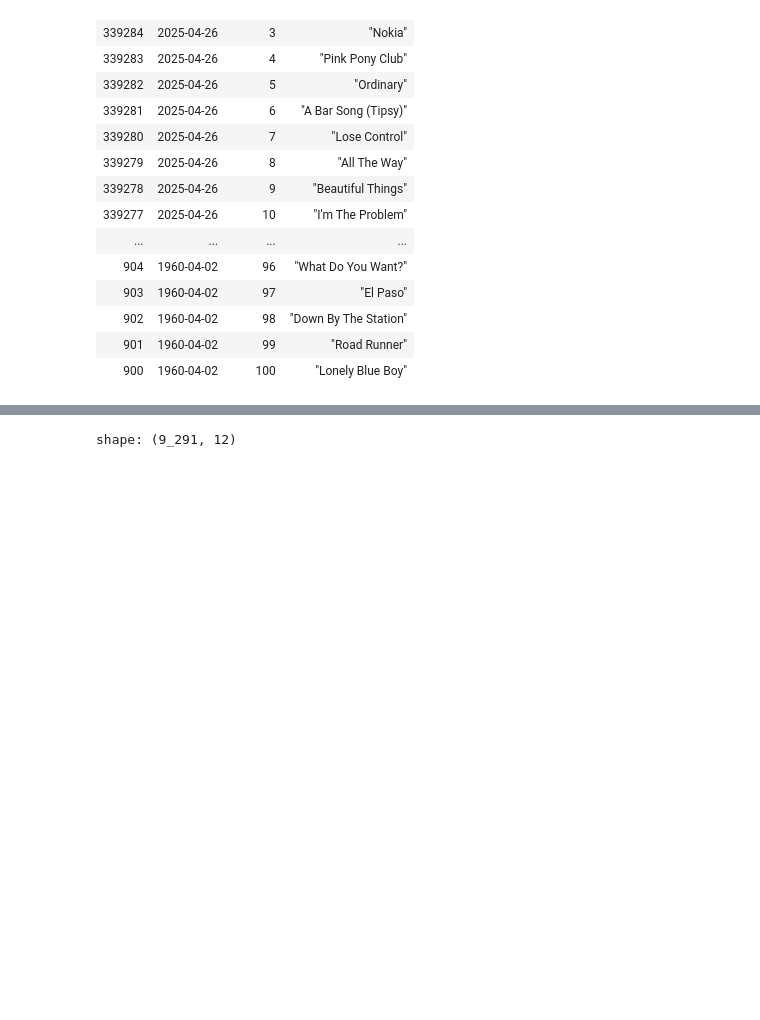
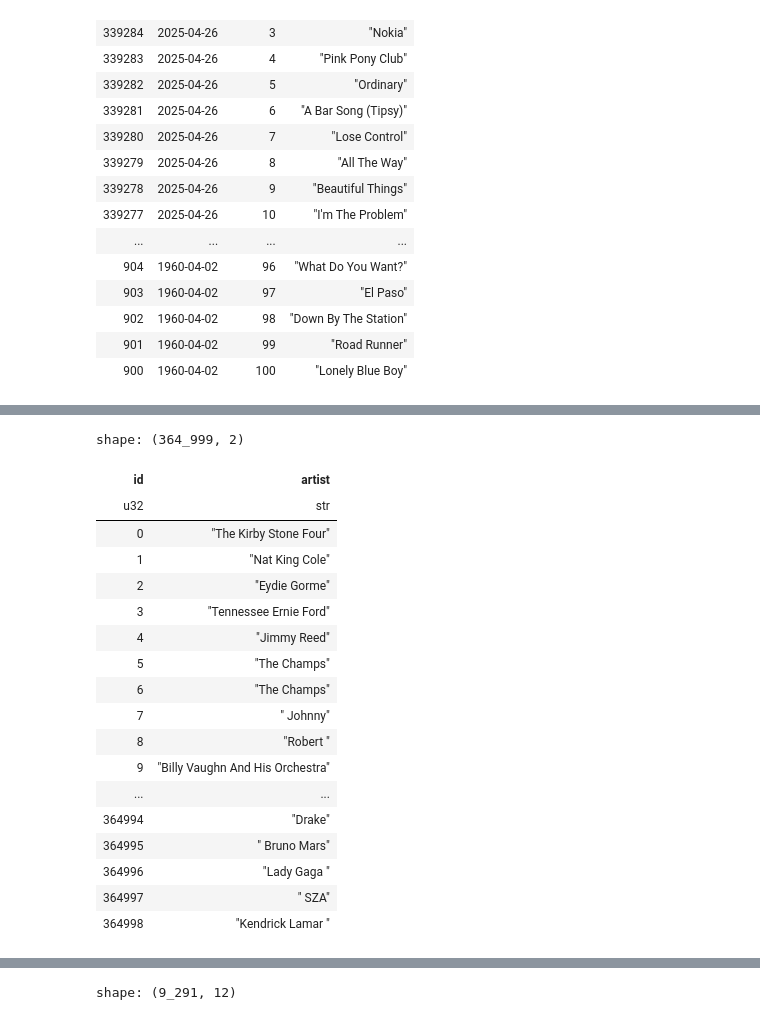
Before and after one commit to ashley-logan/billboard-project, a Jupyter notebook: etl/exploratory_nb.ipynb, the cells around one changed output, grey strips where cells are left out. Cells and saved outputs as stored; diff of their text form; code cells hidden in the pictures; blank space fills up the shorter version.

```diff
--- a/etl/exploratory_nb.ipynb
+++ b/etl/exploratory_nb.ipynb
@@ -157,0 +169,31 @@ shape: (331_987, 6)
+# %%
+def artist_table(lf: pl.LazyFrame) -> pl.DataFrame:
+    return lf.select(
+        pl.col("artist")
+        .str.split(" Featuring ")
+        .list.first().str.split(" With ")
+        .list.eval(pl.element().str.split("&"))
+        .explode().explode()
+    ).reverse().with_row_index("id").collect()
+# %%
+artist_table(lf)
+# %% [output]
+shape: (364_999, 2)
+| id | artist |
+| u32 | str |
+| 0 | "The Kirby Stone Four" |
+| 1 | "Nat King Cole" |
+| 2 | "Eydie Gorme" |
+| 3 | "Tennessee Ernie Ford" |
+| 4 | "Jimmy Reed" |
+| 5 | "The Champs" |
+| 6 | "The Champs" |
+| 7 | " Johnny" |
+| 8 | "Robert " |
+| 9 | "Billy Vaughn And His Orchestra" |
+| ... | ... |
+| 364994 | "Drake" |
+| 364995 | " Bruno Mars" |
+| 364996 | "Lady Gaga " |
+| 364997 | " SZA" |
+| 364998 | "Kendrick Lamar " |
```
Also changed, not shown: parts of 8 cells of this notebook, 1 other file.
